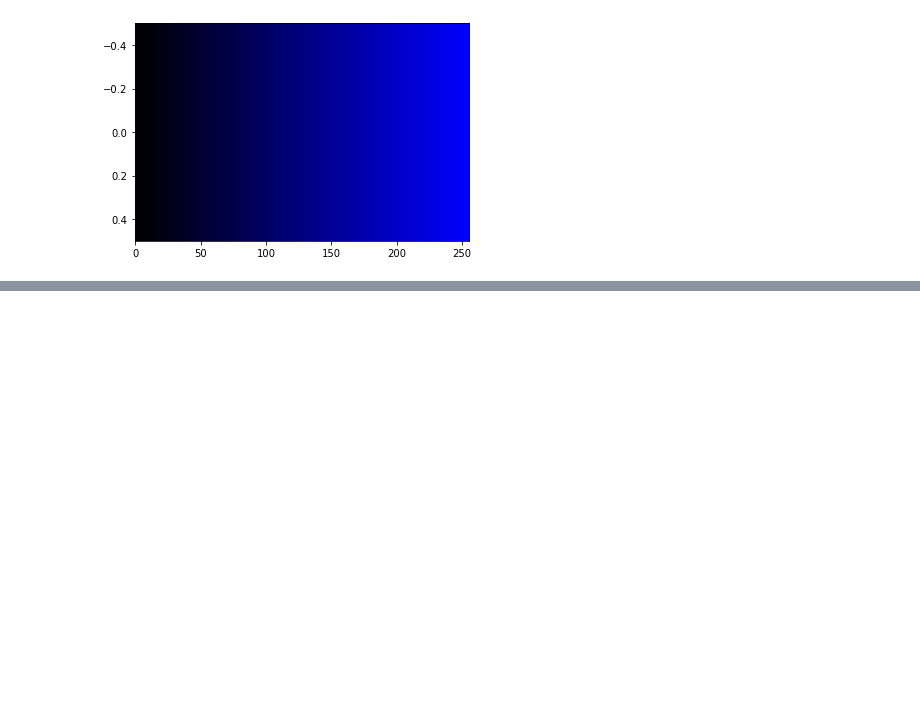
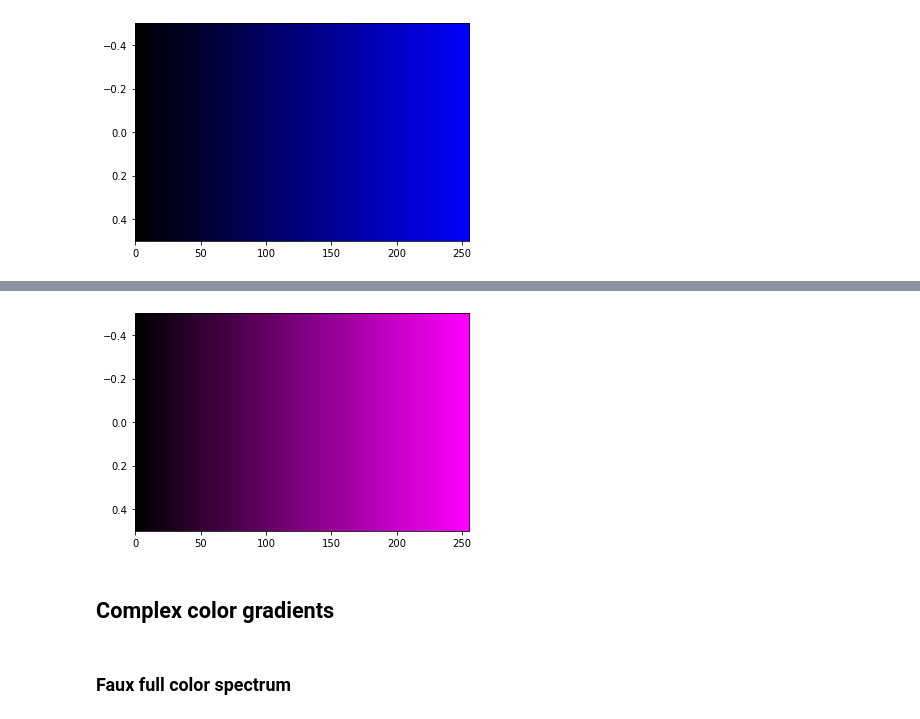
Before and after one commit to ssaeed85/dsc-RGB-Imshow, a Jupyter notebook: RGB Understanding.ipynb, the cells around one changed output, grey strips where cells are left out. Drawn from its saved outputs; the diff is of its cells as text; code cells hidden in the pictures; blank space fills up the shorter version.

```diff
--- a/RGB Understanding.ipynb
+++ b/RGB Understanding.ipynb
@@ -360,0 +332,13 @@ RGB_new.shape
+# %%
+r_channel = np.arange(0,256)
+g_channel = zeros_channel
+b_channel = np.arange(0,256)
+# %%
+ plt.imshow(np.dstack([r_channel,g_channel,b_channel])
+            ,aspect='auto');
+# %% [output]
+[figure, added]
+# %% [markdown]
+## Complex color gradients
+# %% [markdown]
+### Faux full color spectrum
```
Also changed, not shown: parts of 90 cells of this notebook.
